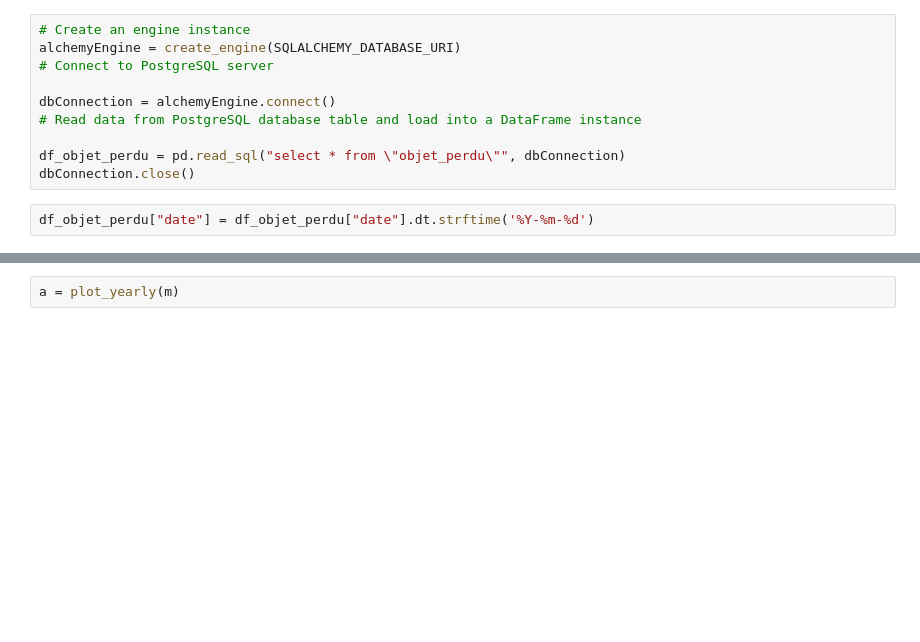
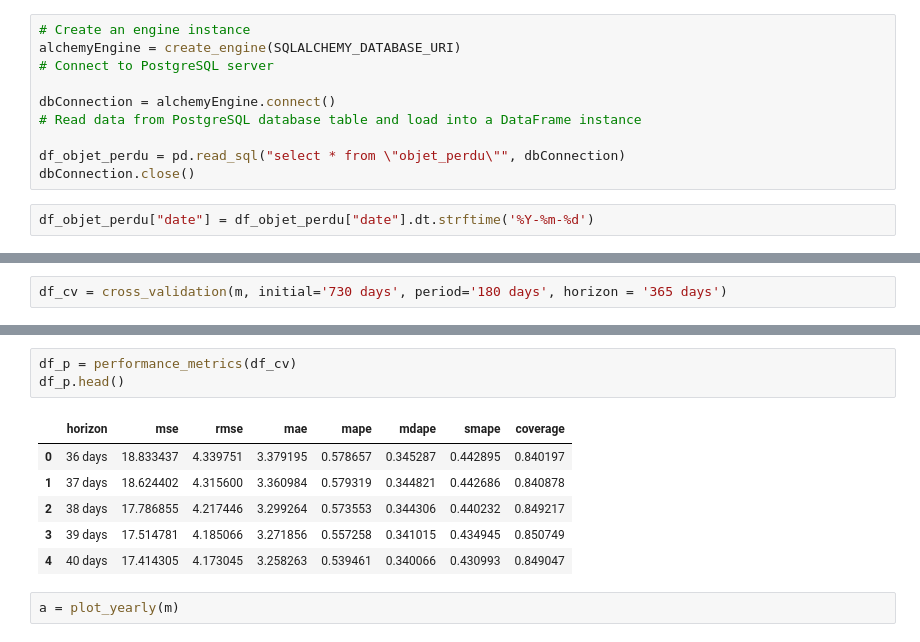
Before and after one commit to LanCaphe/objets_perdus_sncf, a Jupyter notebook: Notebook/Prophet.ipynb, the cells around one changed output, grey strips where cells are left out. Drawn from its saved outputs; the diff is of its cells as text; blank space fills up the shorter version.

```diff
--- a/Notebook/Prophet.ipynb
+++ b/Notebook/Prophet.ipynb
@@ -73 +73,3 @@ m.fit(train)
 <prophet.forecaster.Prophet at 0x...>
+# %%
+df_cv = cross_validation(m, initial='730 days', period='180 days', horizon = '365 days')
@@ -74,3 +99,13 @@ m.fit(train)
+# %%
+df_p = performance_metrics(df_cv)
+df_p.head()
+# %% [output]
+|  | horizon | mse | rmse | mae | mape | mdape | smape | coverage |
+| 0 | 36 days | 18.833437 | 4.339751 | 3.379195 | 0.578657 | 0.345287 | 0.442895 | 0.840197 |
+| 1 | 37 days | 18.624402 | 4.315600 | 3.360984 | 0.579319 | 0.344821 | 0.442686 | 0.840878 |
+| 2 | 38 days | 17.786855 | 4.217446 | 3.299264 | 0.573553 | 0.344306 | 0.440232 | 0.849217 |
+| 3 | 39 days | 17.514781 | 4.185066 | 3.271856 | 0.557258 | 0.341015 | 0.434945 | 0.850749 |
+| 4 | 40 days | 17.414305 | 4.173045 | 3.258263 | 0.539461 | 0.340066 | 0.430993 | 0.849047 |
 # %%
 a = plot_yearly(m)
 # %% [output]
```
Also changed, not shown: parts of 11 cells of this notebook, 4 other files.
